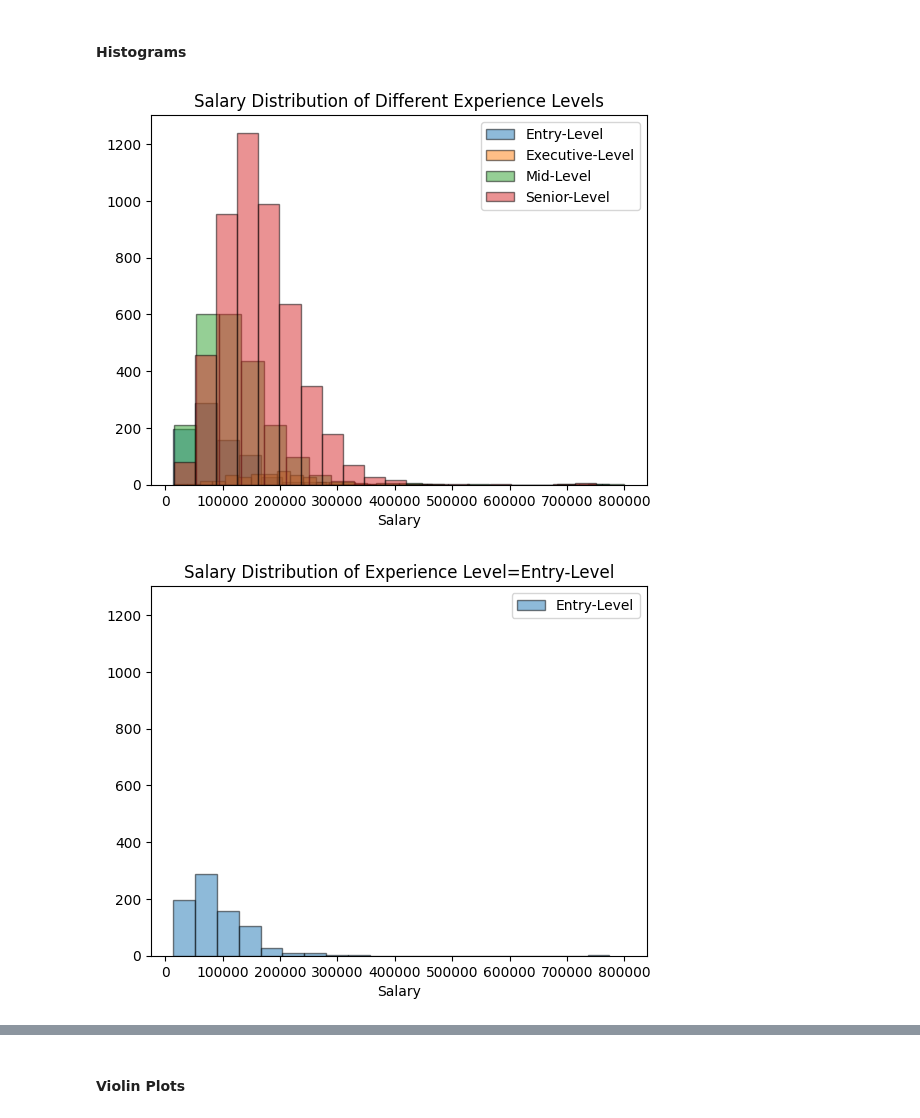
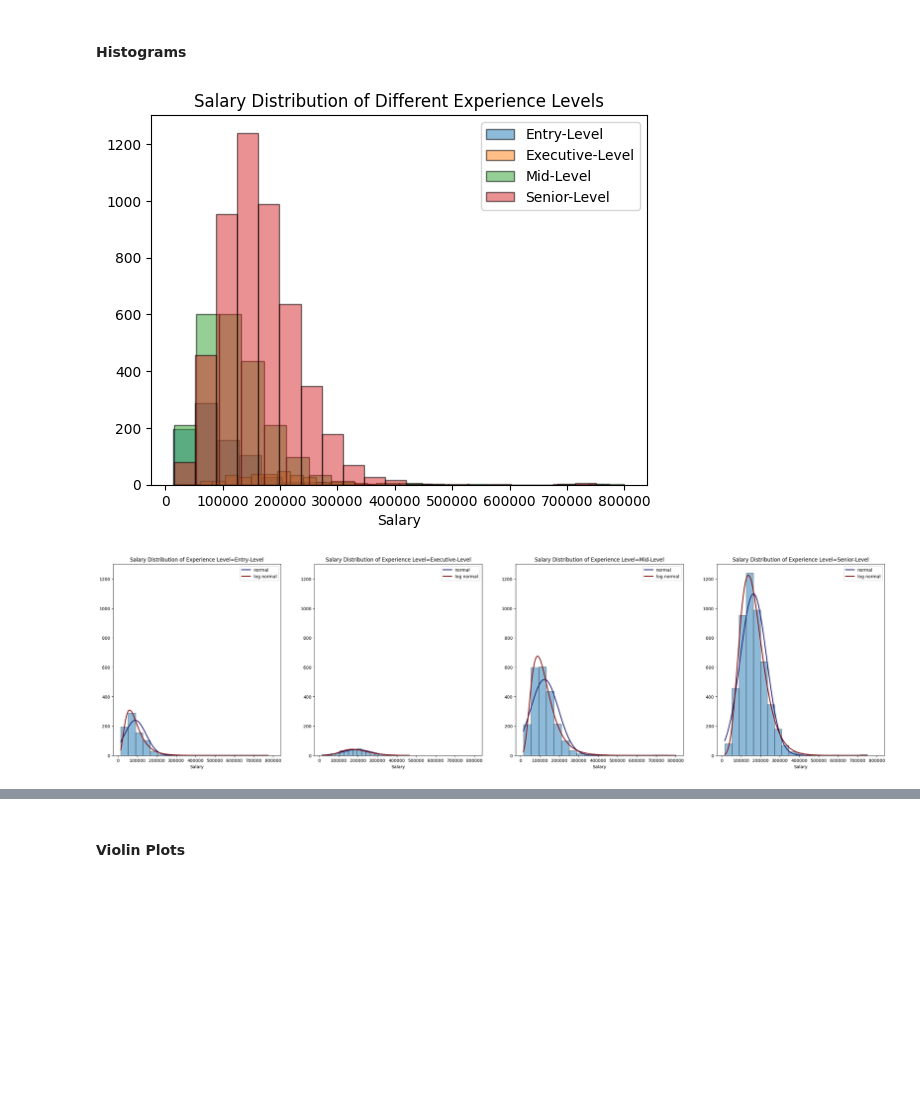
Before and after one commit to ALotov2000/data_science-CA2, a Jupyter notebook: task-2/report.ipynb, the cells around one changed output, grey strips where cells are left out. Cells and saved outputs as stored; diff of their text form; code cells hidden in the pictures; blank space fills up the shorter version.

```diff
--- a/task-2/report.ipynb
+++ b/task-2/report.ipynb
@@ -155,23 +157,4 @@ See the caveats in the documentation: https://pandas.pydata.org/pandas-docs/stab
 # %%
 finalized_df = filtered_df
+n_bins = 20
+n_cols = 4
-# %%
-def do_histograms(column: str):
-    plt.figure()
-    plt.title(f'Salary Distribution of Different {column.replace('_', ' ')}s')
-    for label, group in finalized_df.groupby(column):
-        data = group['Salary_in_USD']
-        plt.hist(data, bins=20, alpha=0.5, edgecolor='black', label=label)
-        plt.legend()
-        plt.xlabel('Salary')
-    xmin, xmax = plt.xlim()
-    ymin, ymax = plt.ylim()
-    for label, group in finalized_df.groupby(column):
-        data = group['Salary_in_USD']
-        plt.figure()
-        plt.hist(data, bins=20, alpha=0.5, edgecolor='black', label=label)
-        plt.legend()
-        plt.xlim(xmin, xmax)
-        plt.ylim(ymin, ymax)
-        plt.xlabel('Salary')
-        plt.title(f'Salary Distribution of {column.replace('_', ' ')}={label}')
-    plt.show()
@@ -210,10 +161,15 @@ def do_quantile_plot(column: str, values = None):
 # %% [markdown]
 ### Histogram of All Salaries
 # %%
+data = finalized_df['Salary_in_USD']
+xmin, xmax = data.min(), data.max()
 plt.figure()
-finalized_df['Salary_in_USD'].hist(bins=20, edgecolor='black')
+plt.hist(data, bins=n_bins, edgecolor='black')
+plot_fitted_normal(data, n_bins)
+plot_fitted_lognormal(data, n_bins)
 plt.title('Salary Distribution')
 plt.xlabel('Salary')
 plt.grid(False)
+plt.legend()
 plt.show()
 # %% [output]
@@ -223,7 +218,7 @@ plt.show()
 # %% [markdown]
 #### Histograms
 # %%
-do_histograms('Experience_Level')
+do_histograms(finalized_df, grouping_column='Experience_Level', n_bins=n_bins, n_cols=n_cols)
 # %% [output]
 [figure]
-[figure, old version]
+[figure, new version]
```
Also changed, not shown: parts of 34 cells of this notebook.
